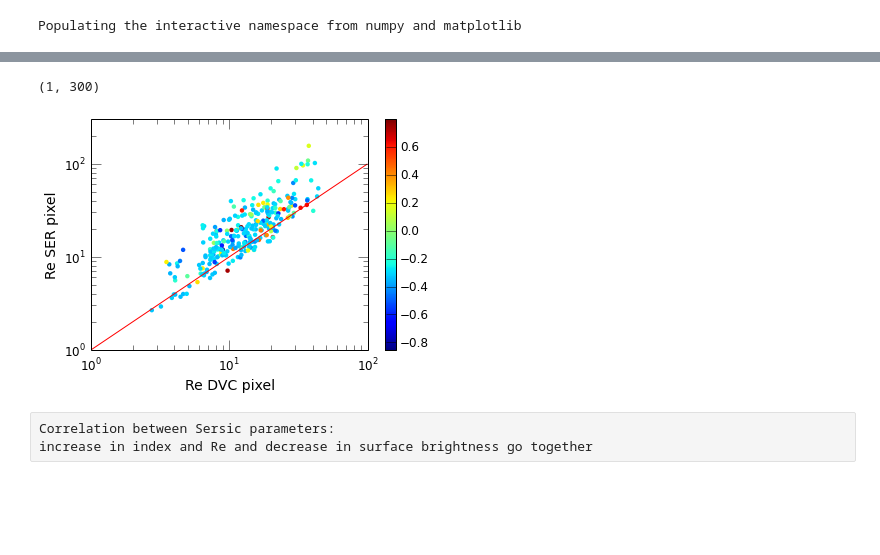
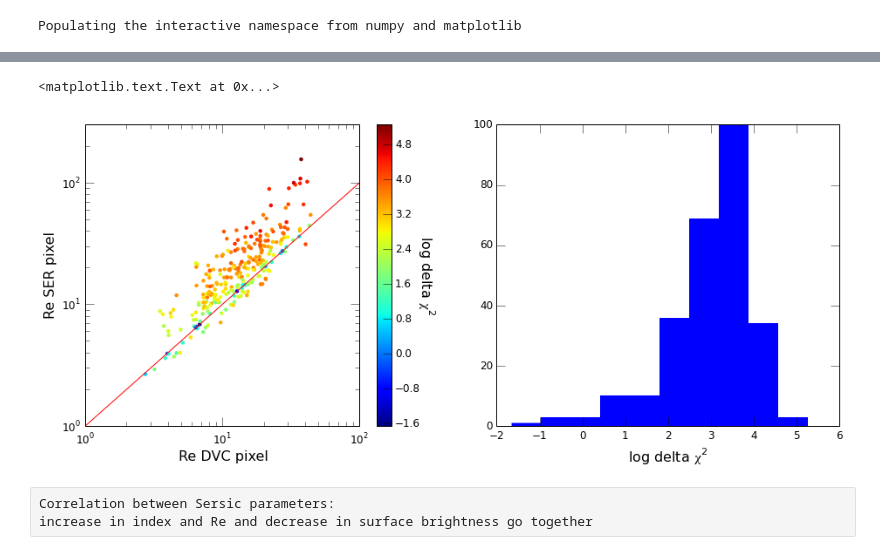
Before and after one commit to smoh/ETGOutskirts, a Jupyter notebook: subsample_test/SingleComponent.ipynb, the cells around one changed output, grey strips where cells are left out. Saved outputs shown, nothing was run; the diff lists cells and outputs as text; code cells hidden in the pictures; blank space fills up the shorter version.

```diff
--- a/subsample_test/SingleComponent.ipynb
+++ b/subsample_test/SingleComponent.ipynb
@@ -67,18 +71,24 @@ xlabel('Sersic n')
 # %%
-figure()
+figure(figsize=(15,6))
+subplot(121)
 xscale('log')
 yscale('log')
 xlabel('Re DVC pixel')
 ylabel('Re SER pixel')
-scatter(pdvc.Re, pser.Re, c=log10(dvc['CHISQ_DVC'].data))
-colorbar()
+chi_delta = (ser['CHISQ_SER']*ser['DOF_SER'] - dvc['CHISQ_DVC']*dvc['DOF_DVC']).data
+scatter(pdvc.Re, pser.Re, c=log10(abs(chi_delta)))
+colorbar().ax.set_ylabel('log delta $\chi^2$', rotation=-90, labelpad=20)
 a = arange(1,100)
 plot(a,a,c='r')
 xlim(1,100)
 ylim(1,300)
+
+subplot(122)
+hist(log10(abs(chi_delta)))
+xlabel('log delta $\chi^2$')
 # %% [output]
-(1, 300)
+<matplotlib.text.Text at 0x...>
-[figure, old version]
+[figure, new version]
 # %% [raw]
 Correlation between Sersic parameters:
 increase in index and Re and decrease in surface brightness go together
```
Also changed, not shown: parts of 12 cells of this notebook.
